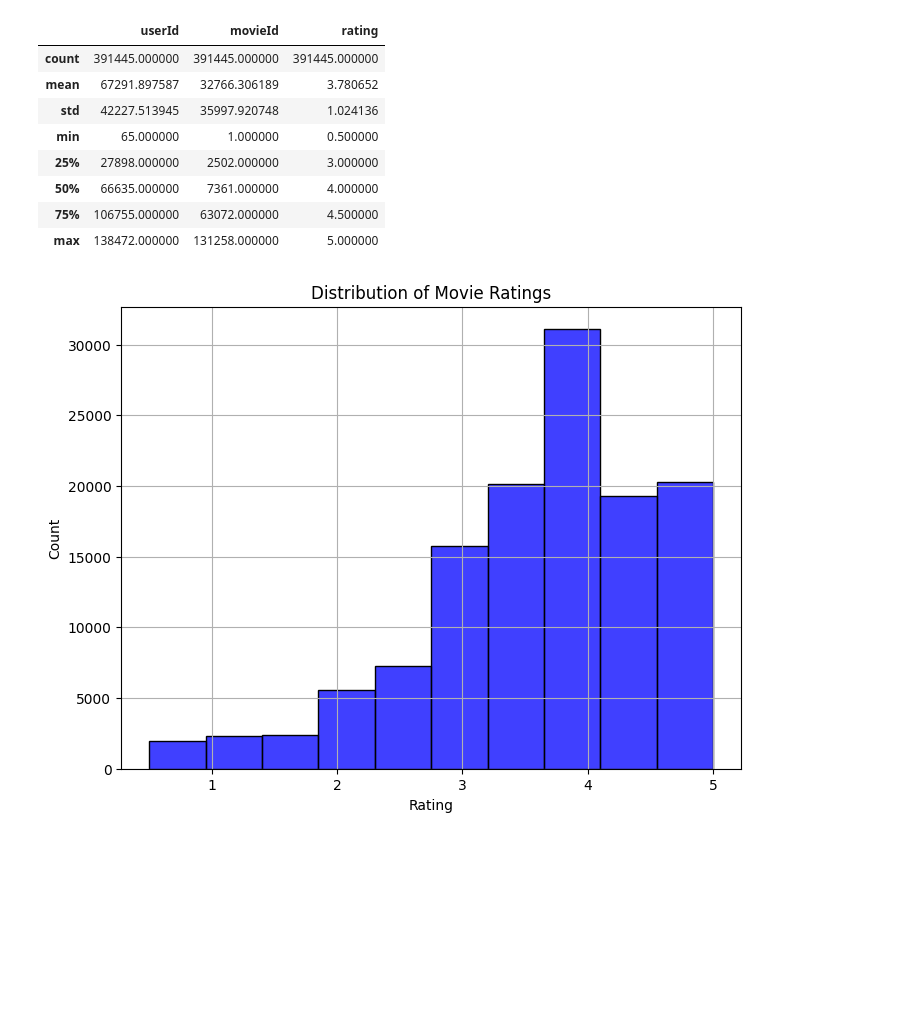
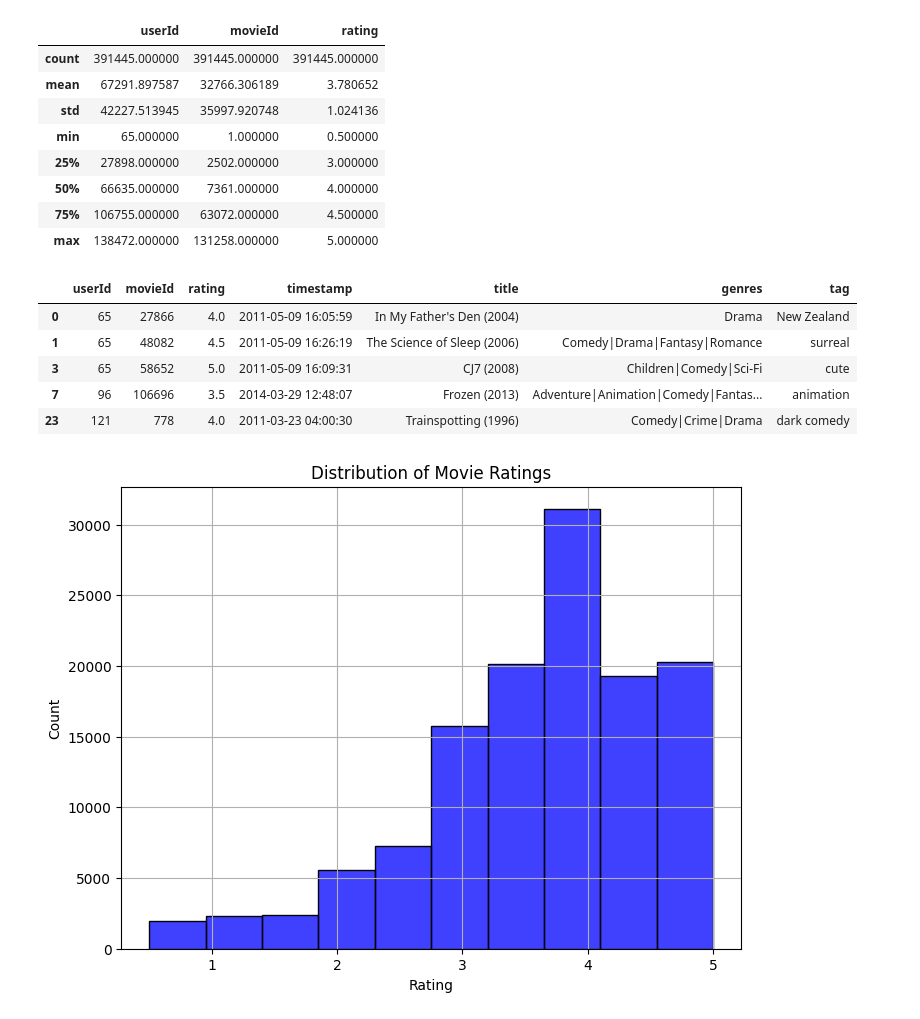
Before and after one commit to Charlottecool/Neural-Network-and-NLP-Based-Movie-Recommendation-System, a Jupyter notebook: Neural Network and NLP-Based Movie Recommendation System.ipynb, the cells around one changed output. Drawn from its saved outputs; the diff is of its cells as text; code cells hidden in the pictures; blank space fills up the shorter version.

```diff
--- a/Neural Network and NLP-Based Movie Recommendation System.ipynb
+++ b/Neural Network and NLP-Based Movie Recommendation System.ipynb
@@ -109,6 +150,14 @@ merged_data.describe()
 # %%
 # drop duplicate on duplicated rows
 merged_data = merged_data.drop_duplicates(subset=['userId', 'movieId'])
+merged_data.head()
+# %% [output]
+|  | userId | movieId | rating | timestamp | title | genres | tag |
+| 0 | 65 | 27866 | 4.0 | 2011-05-09 16:05:59 | In My Father's Den (2004) | Drama | New Zealand |
+| 1 | 65 | 48082 | 4.5 | 2011-05-09 16:26:19 | The Science of Sleep (2006) | Comedy|Drama|Fantasy|Romance | surreal |
+| 3 | 65 | 58652 | 5.0 | 2011-05-09 16:09:31 | CJ7 (2008) | Children|Comedy|Sci-Fi | cute |
+| 7 | 96 | 106696 | 3.5 | 2014-03-29 12:48:07 | Frozen (2013) | Adventure|Animation|Comedy|Fantas... | animation |
+| 23 | 121 | 778 | 4.0 | 2011-03-23 04:00:30 | Trainspotting (1996) | Comedy|Crime|Drama | dark comedy |
 # %%
 # visualize rating distribution
 plt.figure(figsize=(8, 6))
```
Also changed, not shown: parts of 15 cells of this notebook.
